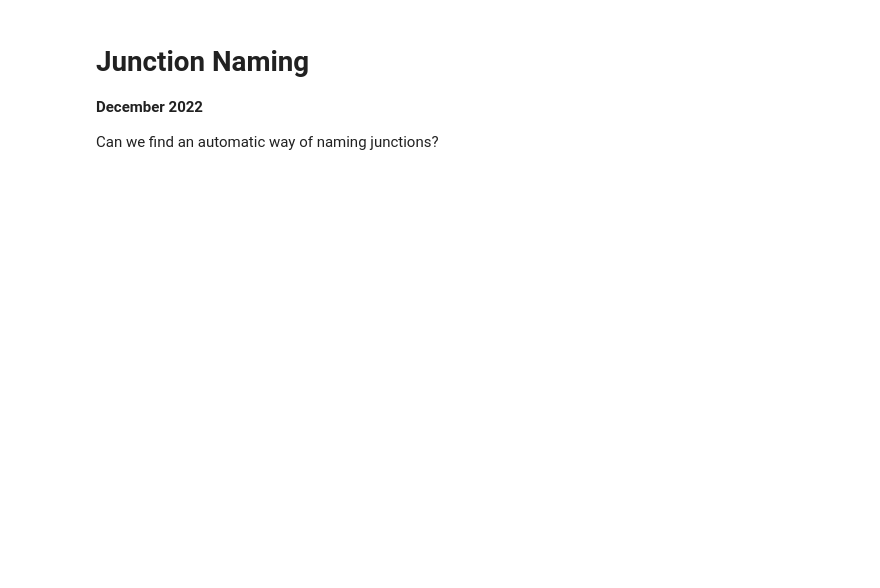
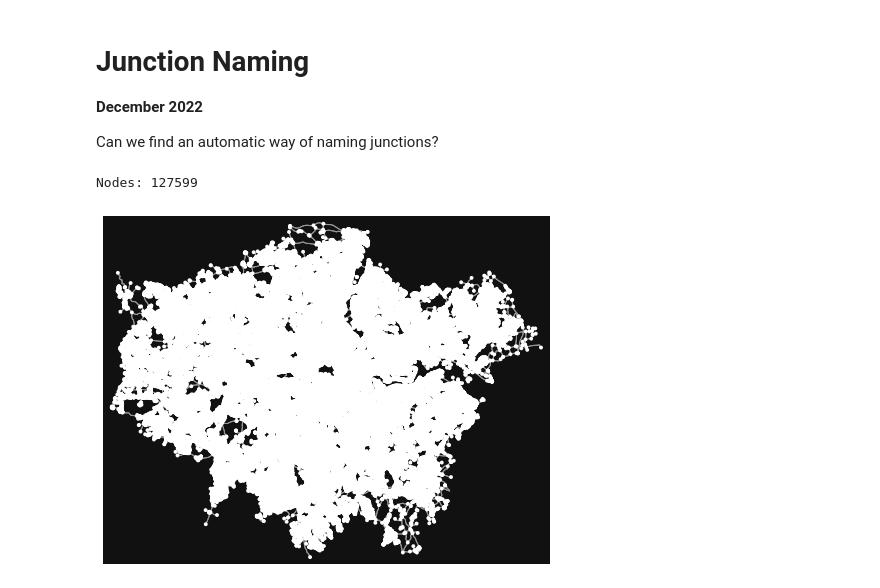
Before and after one commit to londoncyclingcampaign/lcc-dangerous-junctions, a Jupyter notebook: notebooks/junction-naming.ipynb, the cells around one changed output. Saved outputs shown, nothing was run; the diff lists cells and outputs as text; code cells hidden in the pictures; blank space fills up the shorter version.

```diff
--- a/notebooks/junction-naming.ipynb
+++ b/notebooks/junction-naming.ipynb
@@ -15,3 +15,16 @@ f = importlib.import_module('03-build-junctions-graph')
 # this prevents a lot of future warnings that are coming out of oxmnx
 import warnings
 warnings.simplefilter(action='ignore', category=FutureWarning)
+# %%
+G1 = ox.graph_from_place(
+    'London, UK',
+    network_type='drive',
+    simplify=True,
+    clean_periphery=True
+)
+
+print(f'Nodes: {len(G1.nodes)}')
+ox.plot_graph(G1);
+# %% [output]
+Nodes: 127599
+[figure, added]
```
Also changed, not shown: parts of 13 cells of this notebook.
